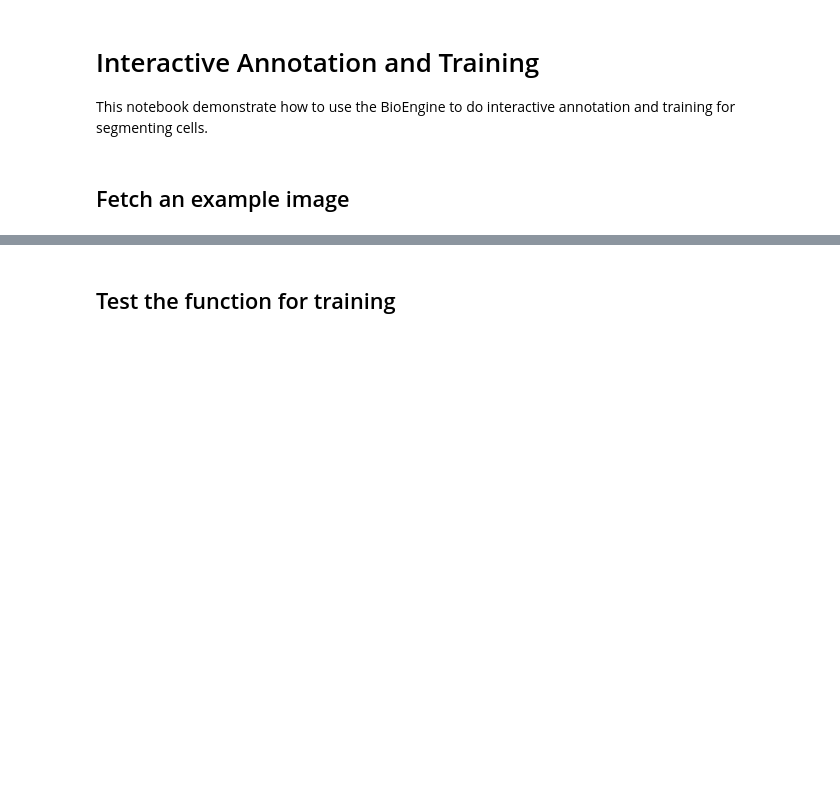
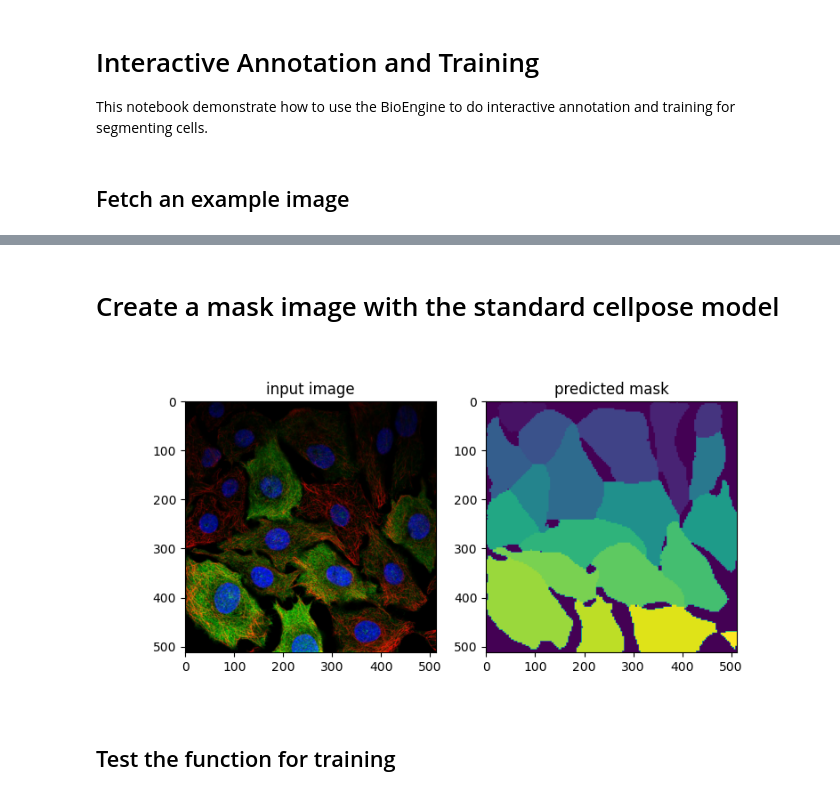
Before and after one commit to imjoy-team/imjoy-tutorials, a Jupyter notebook: 2-bioengine/4-kaibu-interactive-training.ipynb, the cells around one changed output, grey strips where cells are left out. Saved outputs shown, nothing was run; the diff lists cells and outputs as text; code cells hidden in the pictures; blank space fills up the shorter version.

Commit message:
Fix mask

```diff
--- a/2-bioengine/4-kaibu-interactive-training.ipynb
+++ b/2-bioengine/4-kaibu-interactive-training.ipynb
@@ -151,3 +151,10 @@ plt.show()
+# %% [markdown]
+# Create a mask image with the standard cellpose model
+# %%
+mask = await cellpose_segment(image, diameter=100)
+display_image(image.astype('uint8'), mask)
+# %% [output]
+[figure, added]
 # %% [markdown]
 ## Test the function for training
 # %%
```
Also changed, not shown: parts of 2 cells of this notebook.
